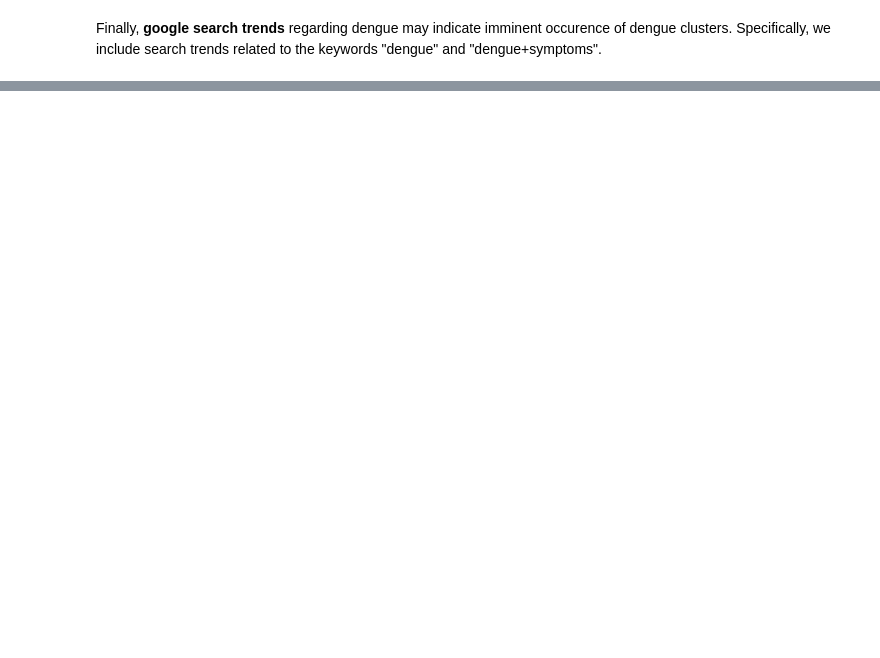
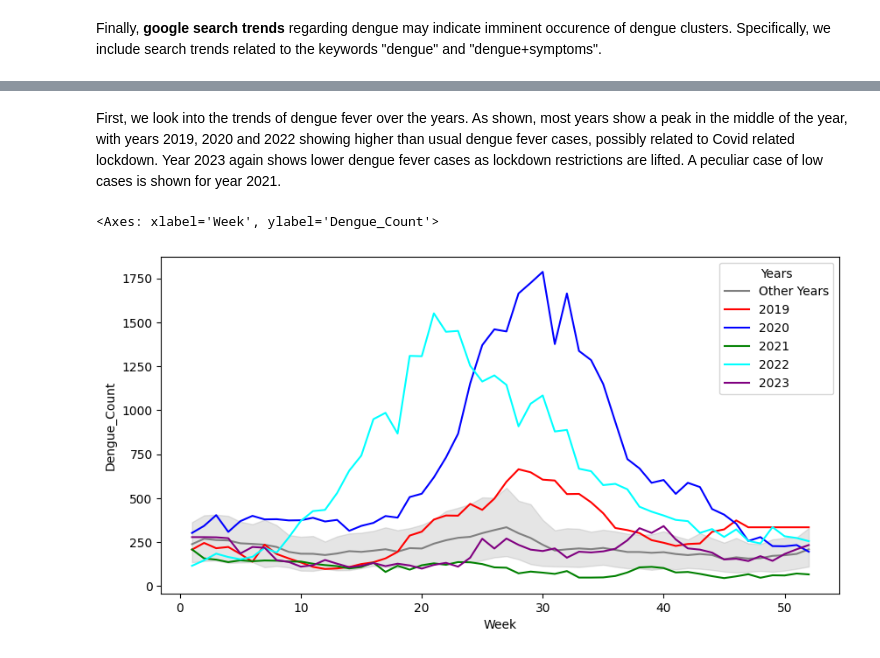
Before and after one commit to kampungkat/dengue-predictor, a Jupyter notebook: TFC_temp/TFC_EDA_model.ipynb, the cells around one changed output, grey strips where cells are left out. Drawn from its saved outputs; the diff is of its cells as text; code cells hidden in the pictures; blank space fills up the shorter version.

```diff
--- a/TFC_temp/TFC_EDA_model.ipynb
+++ b/TFC_temp/TFC_EDA_model.ipynb
@@ -219,0 +225,3 @@ display(df_dengue_NEA.sample(5))
+# %%
+df_raw= df_dengue.merge(df_weather,on=['Year','Week'],how='outer').merge(df_trends,on=['Year','Week'],how='outer')
+display(df_raw[df_raw.isna().any(axis=1)])   # Show rows with missing values
@@ -219,0 +244,6 @@ display(df_dengue_NEA.sample(5))
+# %%
+# Final touches
+df_raw = df_raw.loc[df_raw['Week']!=53]
+df_raw.ffill(inplace=True)                                        # Fill missing values
+df_raw.dropna(inplace=True)                                       # Remove straggling row with missing values
+df_raw = df_raw.astype({'Week':'int','Year':'int'})               # Ensure clean datatypes
@@ -219,0 +252,4 @@ display(df_dengue_NEA.sample(5))
+# %%
+# Create copy of main dataframe and show structure
+df_plot = df_raw.copy()
+df_plot.sample(5)
@@ -219,0 +285,11 @@ display(df_dengue_NEA.sample(5))
+# %% [markdown]
+First, we look into the trends of dengue fever over the years. As shown, most years show a peak in the middle of the year, with years 2019, 2020 and 2022 showing higher than usual dengue fever cases, possibly related to Covid related lockdown. Year 2023 again shows lower dengue fever cases as lockdown restrictions are lifted. A peculiar case of low cases is shown for year 2021.
+# %%
+fig, ax = plt.subplots(1,1,figsize=(10,5))
+key_years = [2019,2020,2021,2022,2023]
+df_plot['Years'] = df_plot['Year'].apply(lambda x: str(x) if x in key_years else 'Other Years')
+palette = {'Other Years': 'gray', '2019': 'red', '2020':'blue','2021':'green','2022':'cyan','2023':'purple'}
+sns.lineplot(data=df_plot, x='Week', y='Dengue_Count', hue='Years', palette=palette, legend=True,ax=ax)
+# %% [output]
+<Axes: xlabel='Week', ylabel='Dengue_Count'>
+[figure, added]
```
Also changed, not shown: parts of 30 cells of this notebook, 4 other files.
